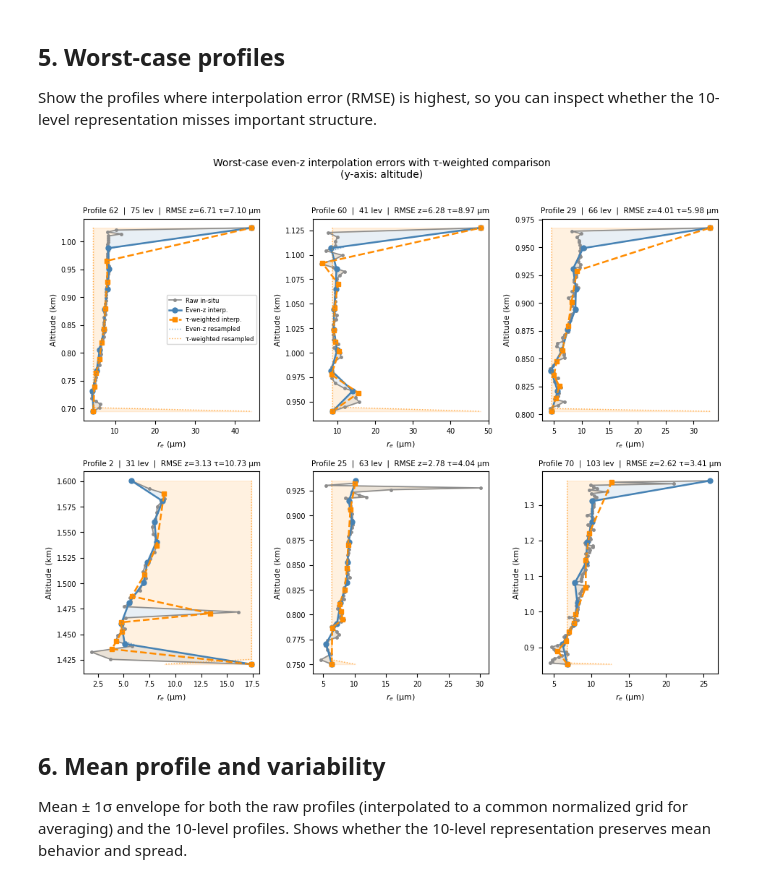
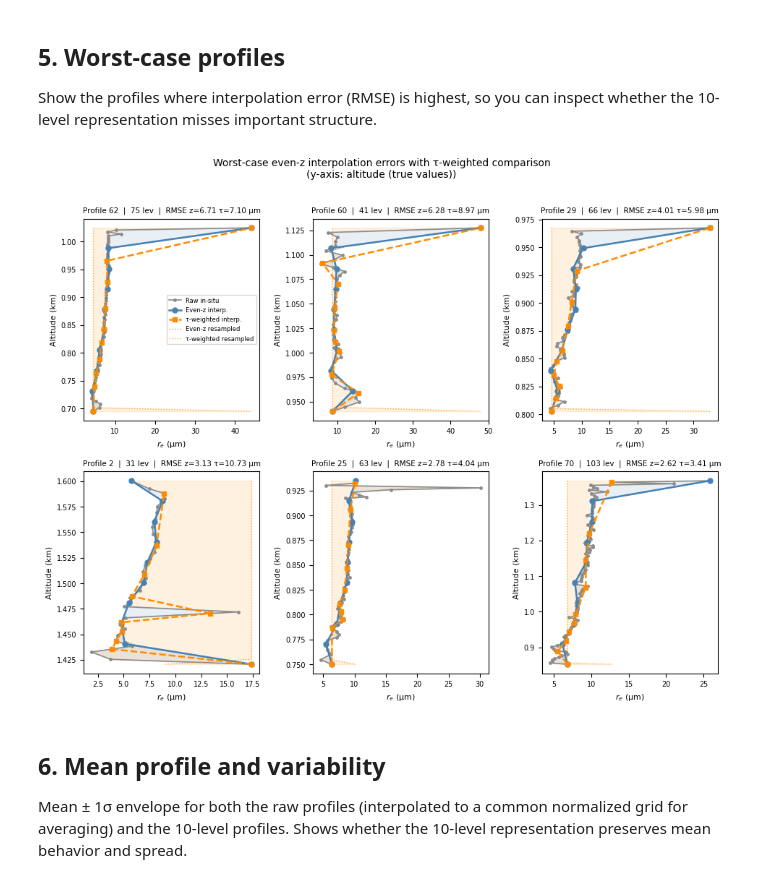
Before and after one commit to andrewjbuggee/Python-Research, a Jupyter notebook: lasp-CU-paper-3/04_profile_interpolation_analysis.ipynb, the cells around one changed output. Cells and saved outputs as stored; diff of their text form; code cells hidden in the pictures.

```diff
--- a/lasp-CU-paper-3/04_profile_interpolation_analysis.ipynb
+++ b/lasp-CU-paper-3/04_profile_interpolation_analysis.ipynb
@@ -431,9 +453,14 @@ Show the profiles where interpolation error (RMSE) is highest,
 so you can inspect whether the 10-level representation misses important structure.
 # %%
 # ── Plotting options ───────────────────────────────────────────────────────────
-# 'z'   — y-axis is altitude (km)
-# 'tau' — y-axis is normalized optical depth τ̃ ∈ [0,1]; τ̃=0 (cloud top) at top
-PLOT_SPACE = 'z'
+# PLOT_SPACE : 'z'   — y-axis based on altitude
+#              'tau' — y-axis based on optical depth
+# NORMALIZE_Y: True  — z-space: cloud fraction [0=base, 1=top]
+#                       tau-space: normalized τ̃ ∈ [0, 1]
+#              False — z-space: actual altitude (km)
+#                       tau-space: actual cumulative optical depth τ
+PLOT_SPACE  = 'z'
+NORMALIZE_Y = False
 
 N_WORST = 6
 # Worst cases for the even-z method (highest RMSE)
@@ -452,38 +479,48 @@ for ax, idx in zip(axes, worst_idx):
     re_tau  = profiles_tau[idx]
     z_tau   = altitudes_tau[idx]
     tau_i   = tau_raw_all[idx]
+    tau_c   = tau_c_all[idx]
 
     z_raw_asc = z_raw[::-1]
+    z_asc_i   = z_raw_asc  # alias for clarity
 
     # ── Choose y-axis coordinates ─────────────────────────────────────────────
     if PLOT_SPACE == 'z':
-        y_raw      = z_raw
-        y_10       = z_10
-        y_tau_plot = z_tau
-        y_raw_asc  = z_raw_asc
-        ylabel     = 'Altitude (km)'
-        invert_y   = False
+        if NORMALIZE_Y:
+            z_base, z_top = z_raw[-1], z_raw[0]
+            y_raw      = (z_raw - z_base) / (z_top - z_base)
+            y_10       = (z_10  - z_base) / (z_top - z_base)
+            y_tau_plot = (z_tau - z_base) / (z_top - z_base)
+            ylabel     = 'Cloud fraction  (0 = base, 1 = top)'
+        else:
+            y_raw      = z_raw
+            y_10       = z_10
+            y_tau_plot = z_tau
+            ylabel     = 'Altitude (km)'
+        invert_y = False
+
     else:  # 'tau'
-        tau_norm_i   = (tau_i - tau_i.min()) / (tau_i.max() - tau_i.min())
-        y_raw        = tau_norm_i
-        tau_norm_asc = tau_norm_i[::-1]
-        y_10         = np.interp(z_10[::-1], z_raw_asc, tau_norm_asc)[::-1]
-        y_tau_plot   = tau_grids[idx]
-        y_raw_asc    = tau_norm_asc
-        ylabel       = 'Normalized optical depth τ̃  (0 = cloud top)'
-        invert_y     = True
+        if NORMALIZE_Y:
+            tau_norm_i   = (tau_i - tau_i.min()) / (tau_i.max() - tau_i.min())
+            y_raw        = tau_norm_i
+            y_10         = np.interp(z_10[::-1], z_asc_i, tau_norm_i[::-1])[::-1]
+            y_tau_plot   = tau_grids[idx]
+            ylabel       = 'Normalized optical depth τ̃  (0 = cloud top)'
+        else:
+            y_raw        = tau_i
+            y_10         = np.interp(z_10[::-1], z_asc_i, tau_i[::-1])[::-1]
+            y_tau_plot   = tau_grids[idx] * tau_c
+            ylabel       = 'Cumulative optical depth τ  (0 = cloud top)'
+        invert_y = True
 
-    # ── Reconstruct even-z and τ-weighted on the raw grid ────────────────────
+    # ── Reconstruct even-z and τ-weighted on the raw altitude grid ───────────
     z_10_asc  = z_10[::-1]
     re_10_asc = re_10[::-1]
-    re_recon_asc = np.interp(z_raw_asc if PLOT_SPACE == 'z' else z_raw_asc,
-                             z_10_asc, re_10_asc)
-    re_recon = re_recon_asc[::-1]
+    re_recon  = np.interp(z_raw_asc, z_10_asc, re_10_asc)[::-1]
 
     z_tau_asc  = z_tau[::-1]
     re_tau_asc = re_tau[::-1]
-    re_recon_tau_asc = np.interp(z_raw_asc, z_tau_asc, re_tau_asc)
-    re_recon_tau = re_recon_tau_asc[::-1]
+    re_recon_tau = np.interp(z_raw_asc, z_tau_asc, re_tau_asc)[::-1]
 
     ax.plot(re_raw,       y_raw,      color='0.55', linewidth=1.2,
             marker='o', markersize=2.5, label='Raw in-situ')
@@ -494,35 +531,36 @@ for ax, idx in zip(axes, worst_idx):
     ax.plot(re_recon,     y_raw,      color='steelblue', linewidth=1.0,
             linestyle=':', alpha=0.7, label='Even-z resampled')
     ax.fill_betweenx(y_raw, re_raw, re_recon,
                      alpha=0.12, color='steelblue')
     ax.plot(re_recon_tau, y_raw,      color='darkorange', linewidth=1.0,
             linestyle=':', alpha=0.7, label='τ-weighted resampled')
     ax.fill_betweenx(y_raw, re_raw, re_recon_tau,
                      alpha=0.12, color='darkorange')
 
     if invert_y:
         ax.invert_yaxis()
 
     ax.set_title(f'Profile {idx+1}  |  {n_levels_each[idx]} lev  |  '
                  f'RMSE z={rmse_all[idx]:.2f} τ={rmse_tau_all[idx]:.2f} μm',
                  fontsize=7.5)
     ax.set_xlabel('$r_e$ (μm)', fontsize=8)
     ax.set_ylabel(ylabel, fontsize=8)
     ax.tick_params(labelsize=7)
 
 axes[0].legend(fontsize=6, loc='best')
 
 for ax in axes[N_WORST:]:
     ax.set_visible(False)
 
-space_label = 'altitude' if PLOT_SPACE == 'z' else 'normalized optical depth τ̃'
+space_label = ('altitude' if PLOT_SPACE == 'z' else 'optical depth') + \
+              (' (normalized)' if NORMALIZE_Y else ' (true values)')
 fig.suptitle(f'Worst-case even-z interpolation errors with τ-weighted comparison\n'
              f'(y-axis: {space_label})',
              fontsize=10, y=1.01)
 fig.tight_layout()
 plt.show()
 # %% [output]
-[figure, old version]
+[figure, new version]
 # %% [markdown]
 ## 6. Mean profile and variability
 
```
Also changed, not shown: parts of 1 cell of this notebook, 4 other files.
